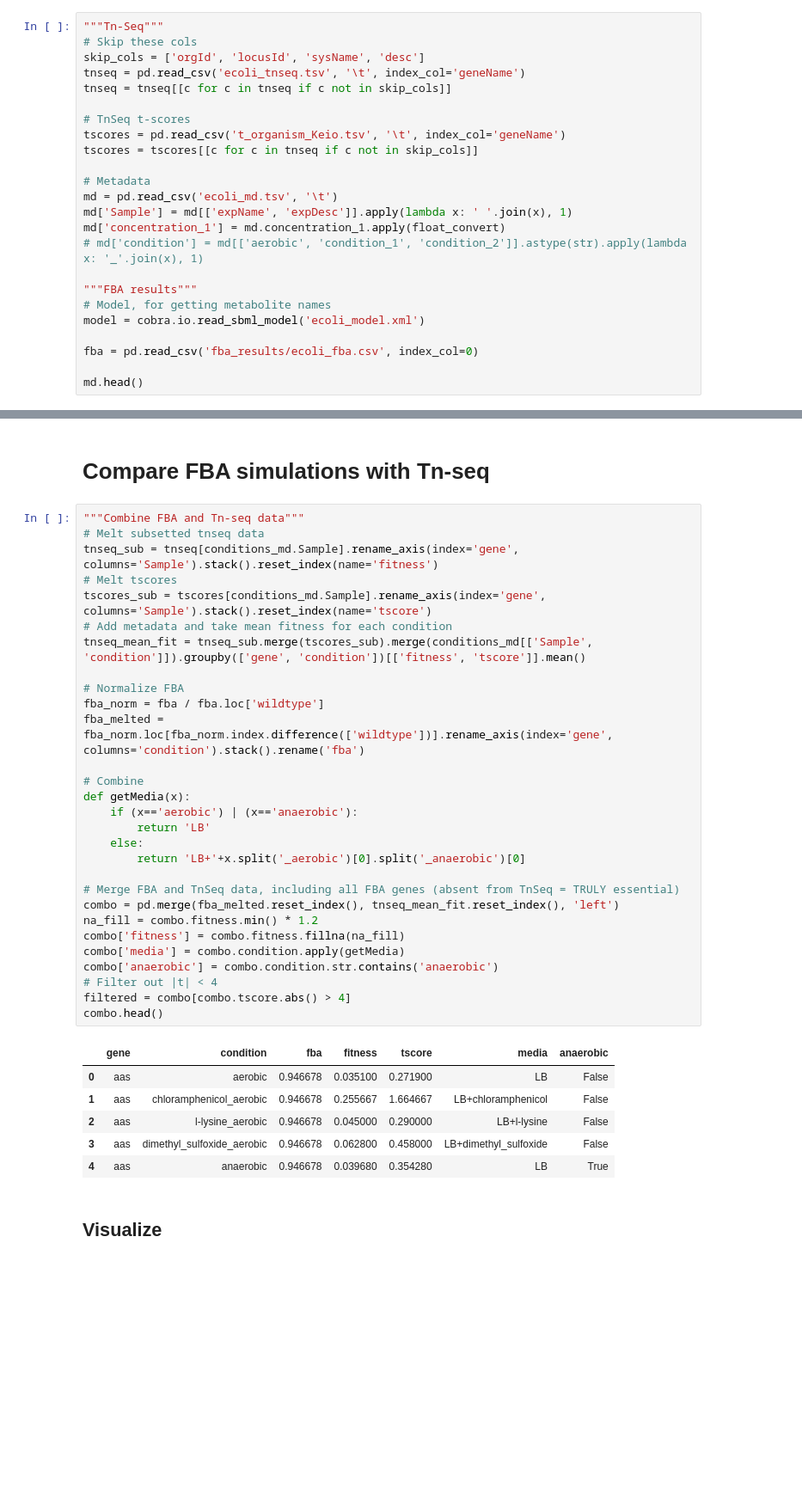
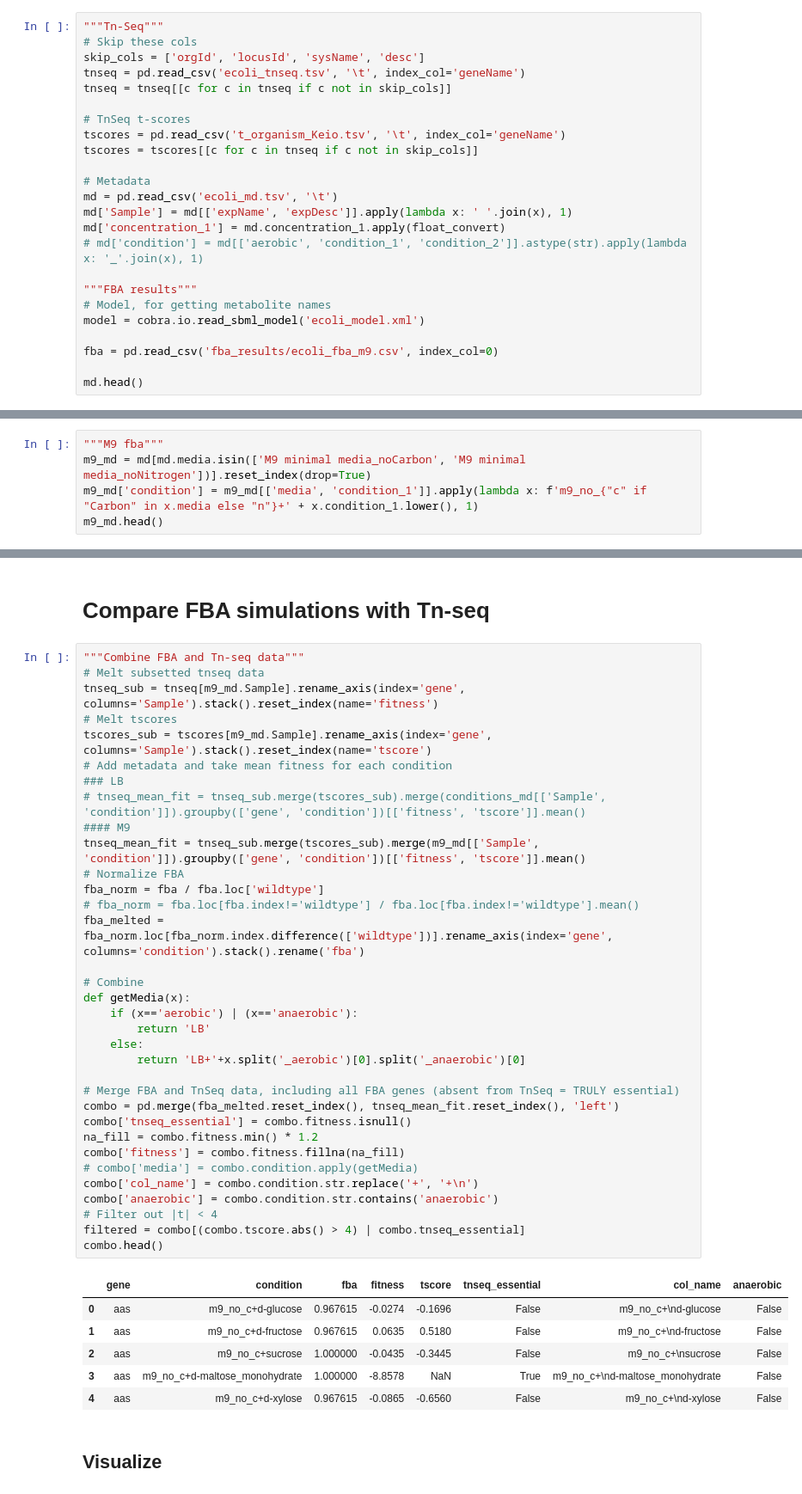
Before and after one commit to michaelsilverstein/research, a Jupyter notebook: segre/tnseq_fba/ecoli_fba_tnseq.ipynb, the cells around one changed output, grey strips where cells are left out. Shown at 86% size. Drawn from its saved outputs; the diff is of its cells as text; blank space fills up the shorter version.

```diff
--- a/segre/tnseq_fba/ecoli_fba_tnseq.ipynb
+++ b/segre/tnseq_fba/ecoli_fba_tnseq.ipynb
@@ -39,7 +39,7 @@ md['concentration_1'] = md.concentration_1.apply(float_convert)
 # Model, for getting metabolite names
 model = cobra.io.read_sbml_model('ecoli_model.xml')
 
-fba = pd.read_csv('fba_results/ecoli_fba.csv', index_col=0)
+fba = pd.read_csv('fba_results/ecoli_fba_m9.csv', index_col=0)
 
 md.head()
 # %% [output]
@@ -55,0 +58,5 @@ And create shared condition nomenclature
+# %%
+"""M9 fba"""
+m9_md = md[md.media.isin(['M9 minimal media_noCarbon', 'M9 minimal media_noNitrogen'])].reset_index(drop=True)
+m9_md['condition'] = m9_md[['media', 'condition_1']].apply(lambda x: f'm9_no_{"c" if "Carbon" in x.media else "n"}+' + x.condition_1.lower(), 1)
+m9_md.head()
@@ -93,38 +110,43 @@ fba.head()
 # %%
 """Combine FBA and Tn-seq data"""
 # Melt subsetted tnseq data
-tnseq_sub = tnseq[conditions_md.Sample].rename_axis(index='gene', columns='Sample').stack().reset_index(name='fitness')
+tnseq_sub = tnseq[m9_md.Sample].rename_axis(index='gene', columns='Sample').stack().reset_index(name='fitness')
 # Melt tscores
-tscores_sub = tscores[conditions_md.Sample].rename_axis(index='gene', columns='Sample').stack().reset_index(name='tscore')
+tscores_sub = tscores[m9_md.Sample].rename_axis(index='gene', columns='Sample').stack().reset_index(name='tscore')
 # Add metadata and take mean fitness for each condition
-tnseq_mean_fit = tnseq_sub.merge(tscores_sub).merge(conditions_md[['Sample', 'condition']]).groupby(['gene', 'condition'])[['fitness', 'tscore']].mean()
-
+### LB
+# tnseq_mean_fit = tnseq_sub.merge(tscores_sub).merge(conditions_md[['Sample', 'condition']]).groupby(['gene', 'condition'])[['fitness', 'tscore']].mean()
+#### M9
+tnseq_mean_fit = tnseq_sub.merge(tscores_sub).merge(m9_md[['Sample', 'condition']]).groupby(['gene', 'condition'])[['fitness', 'tscore']].mean()
 # Normalize FBA
 fba_norm = fba / fba.loc['wildtype']
+# fba_norm = fba.loc[fba.index!='wildtype'] / fba.loc[fba.index!='wildtype'].mean()
 fba_melted = fba_norm.loc[fba_norm.index.difference(['wildtype'])].rename_axis(index='gene', columns='condition').stack().rename('fba')
 
 # Combine
 def getMedia(x):
     if (x=='aerobic') | (x=='anaerobic'):
         return 'LB'
     else:
         return 'LB+'+x.split('_aerobic')[0].split('_anaerobic')[0]
 
 # Merge FBA and TnSeq data, including all FBA genes (absent from TnSeq = TRULY essential)
 combo = pd.merge(fba_melted.reset_index(), tnseq_mean_fit.reset_index(), 'left')
+combo['tnseq_essential'] = combo.fitness.isnull()
 na_fill = combo.fitness.min() * 1.2
 combo['fitness'] = combo.fitness.fillna(na_fill)
-combo['media'] = combo.condition.apply(getMedia)
+# combo['media'] = combo.condition.apply(getMedia)
+combo['col_name'] = combo.condition.str.replace('+', '+\n')
 combo['anaerobic'] = combo.condition.str.contains('anaerobic')
 # Filter out |t| < 4
-filtered = combo[combo.tscore.abs() > 4]
+filtered = combo[(combo.tscore.abs() > 4) | combo.tnseq_essential]
 combo.head()
 # %% [output]
-|  | gene | condition | fba | fitness | tscore | media | anaerobic |
-| 0 | aas | aerobic | 0.946678 | 0.035100 | 0.271900 | LB | False |
-| 1 | aas | chloramphenicol_aerobic | 0.946678 | 0.255667 | 1.664667 | LB+chloramphenicol | False |
-| 2 | aas | l-lysine_aerobic | 0.946678 | 0.045000 | 0.290000 | LB+l-lysine | False |
-| 3 | aas | dimethyl_sulfoxide_aerobic | 0.946678 | 0.062800 | 0.458000 | LB+dimethyl_sulfoxide | False |
-| 4 | aas | anaerobic | 0.946678 | 0.039680 | 0.354280 | LB | True |
+|  | gene | condition | fba | fitness | tscore | tnseq_essential | col_name | anaerobic |
+| 0 | aas | m9_no_c+d-glucose | 0.967615 | -0.0274 | -0.1696 | False | m9_no_c+\nd-glucose | False |
+| 1 | aas | m9_no_c+d-fructose | 0.967615 | 0.0635 | 0.5180 | False | m9_no_c+\nd-fructose | False |
+| 2 | aas | m9_no_c+sucrose | 1.000000 | -0.0435 | -0.3445 | False | m9_no_c+\nsucrose | False |
+| 3 | aas | m9_no_c+d-maltose_monohydrate | 1.000000 | -8.8578 | NaN | True | m9_no_c+\nd-maltose_monohydrate | False |
+| 4 | aas | m9_no_c+d-xylose | 0.967615 | -0.0865 | -0.6560 | False | m9_no_c+\nd-xylose | False |
 # %% [markdown]
 ## Visualize
```
Also changed, not shown: parts of 14 cells of this notebook, 1 other file.
